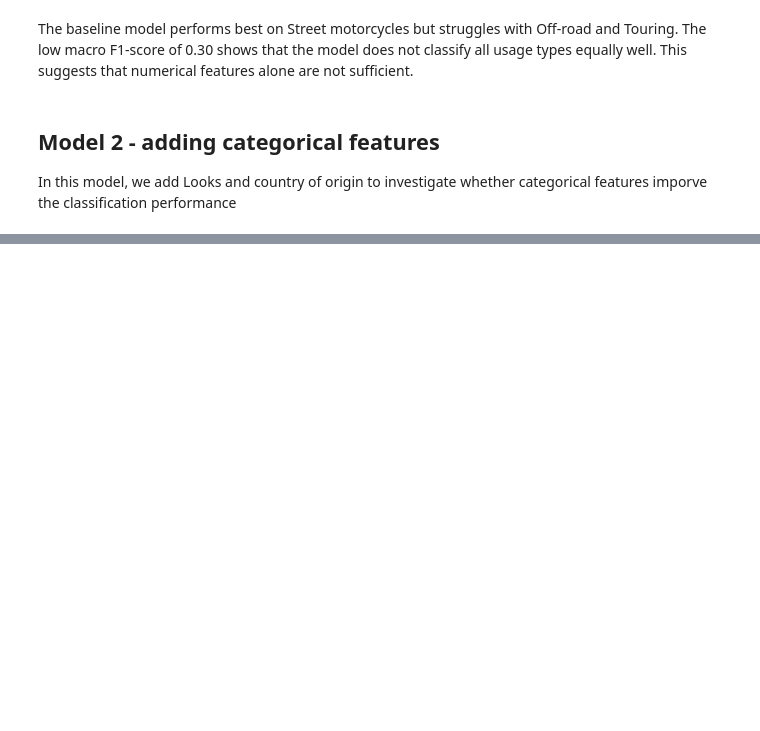
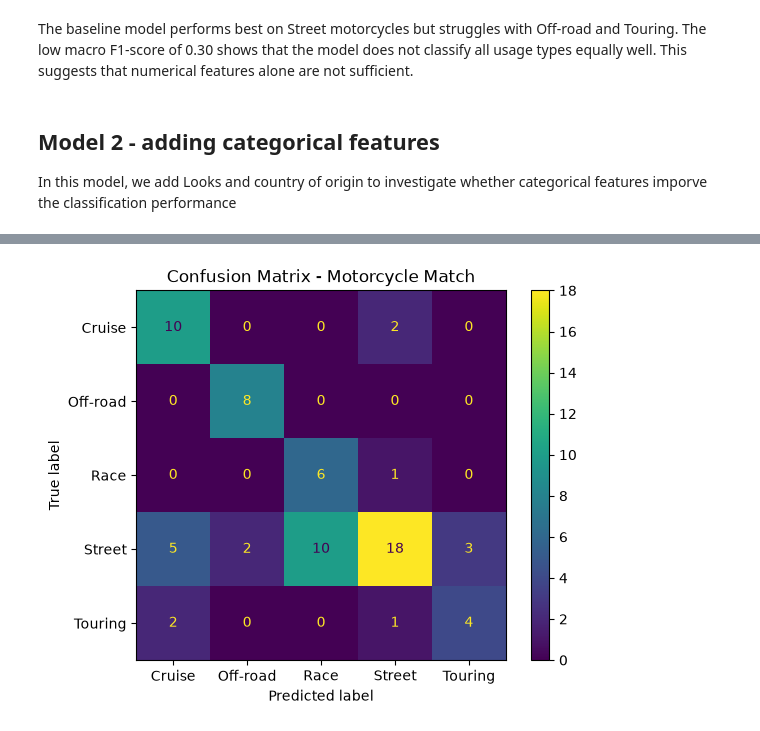
Before and after one commit to Piexgear/mc_match, a Jupyter notebook: mc_match_model.ipynb, the cells around one changed output, grey strips where cells are left out. Saved outputs shown, nothing was run; the diff lists cells and outputs as text; code cells hidden in the pictures; blank space fills up the shorter version.

```diff
--- a/mc_match_model.ipynb
+++ b/mc_match_model.ipynb
@@ -171,0 +495,7 @@ X_test_2_scaled = preprocessor.transform(X_val_2)
+# %%
+preprocessor_rf = ColumnTransformer(
+    transformers=[
+        ("num", "passthrough", numeric_features),
+        ("cat", OneHotEncoder(handle_unknown="ignore"), categorical_features_2)
+    ]
+)
@@ -171,0 +585,14 @@ X_test_2_scaled = preprocessor.transform(X_val_2)
+# %%
+final_model = Pipeline([
+    ("preprocessor", preprocessor_rf),
+    ("classifier", RandomForestClassifier(
+        n_estimators=200,
+        max_depth=5,
+        min_samples_leaf=1,
+        min_samples_split=2,
+        class_weight="balanced",
+        random_state=42
+    ))
+])
+# %%
+final_model.fit(X_train_full_3, y_train_full_3)
@@ -171,0 +615,2 @@ X_test_2_scaled = preprocessor.transform(X_val_2)
+# %%
+final_pred = final_model.predict(X_test_3)
@@ -171,0 +631,13 @@ X_test_2_scaled = preprocessor.transform(X_val_2)
+# %%
+cm_final = confusion_matrix(y_test_3, final_pred)
+
+disp = ConfusionMatrixDisplay(
+    confusion_matrix=cm_final,
+    display_labels=final_model.classes_
+)
+
+disp.plot()
+plt.title("Confusion Matrix - Motorcycle Match")
+plt.show()
+# %% [output]
+[figure, added]
```
Also changed, not shown: parts of 42 cells of this notebook.
